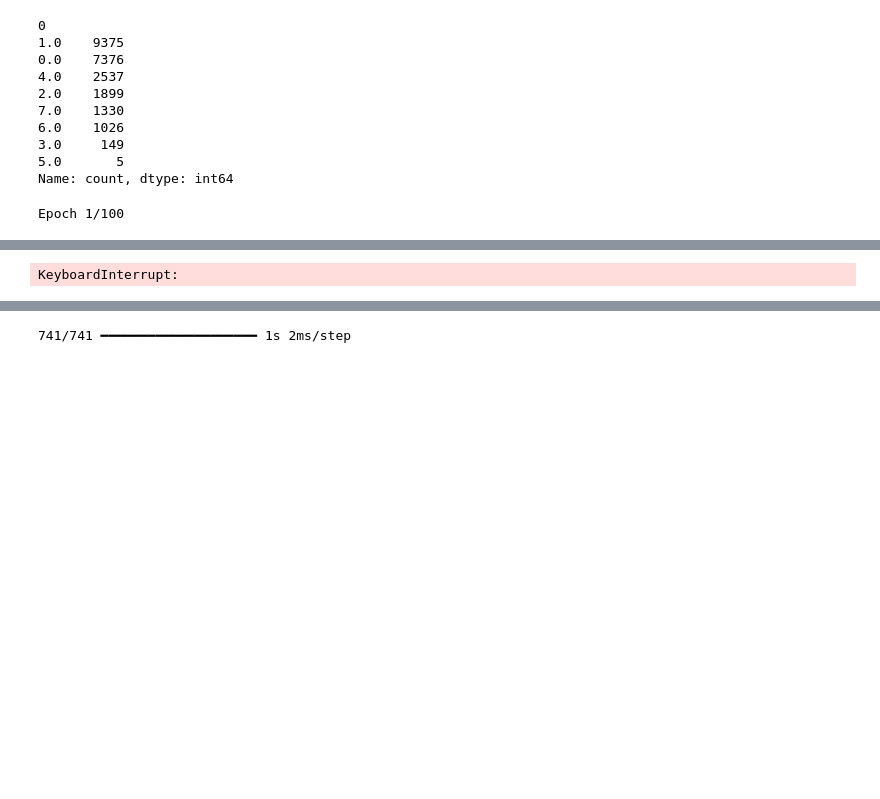
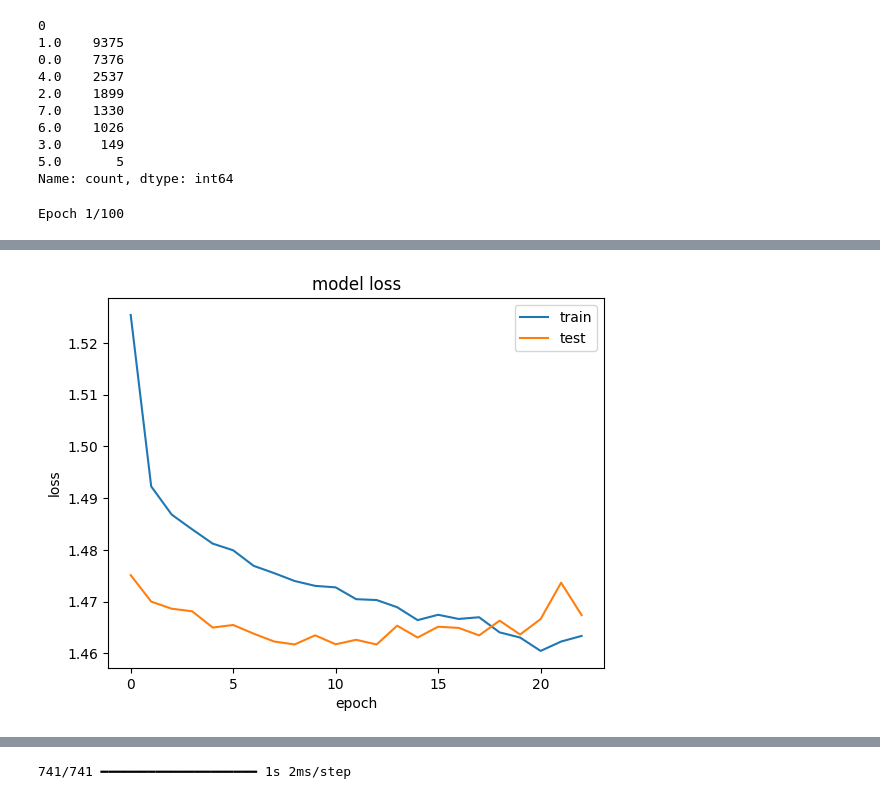
Before and after one commit to aadya-agrawal/btp, a Jupyter notebook: afterminor.ipynb, the cells around one changed output, grey strips where cells are left out. Saved outputs shown, nothing was run; the diff lists cells and outputs as text; code cells hidden in the pictures; blank space fills up the shorter version.

```diff
--- a/afterminor.ipynb
+++ b/afterminor.ipynb
@@ -226,2 +384,3 @@ df1
 # %%
-df2 = df1[['bowler_idx', 'batsman_idx', 'wickets', 'over', 'batting_team_idx', 'bowling_team_idx', 'venue_idx', 'toss_won','runs','curr_bats_Runs','0','1','2','3','4','5','6','7' , 'outcome']]
+# df2 = df1[['bowler_idx', 'batsman_idx', 'wickets', 'over', 'batting_team_idx', 'bowling_team_idx', 'venue_idx', 'toss_won','balls_bowled','runs','curr_bats_Runs','0','1','2','3','4','5','6','7' , 'outcome']]
+df2 = df1[['bowler_idx', 'batsman_idx', 'wickets', 'over', 'batting_team_idx', 'bowling_team_idx', 'venue_idx', 'toss_won','balls_bowled','runs','opposite_strike','outcome']]
@@ -227,0 +389,4 @@ df2 = df1[['bowler_idx', 'batsman_idx', 'wickets', 'over', 'batting_team_idx', '
+# %%
+df_test = df1[df1['match_number']==171]
+# %%
+df_test2 = df_test[['bowler_idx', 'batsman_idx', 'wickets', 'over', 'batting_team_idx', 'bowling_team_idx', 'venue_idx', 'toss_won','balls_bowled','runs' ,'opposite_strike', 'outcome']]
@@ -282,6 +449,11 @@ sequences = create_sequences(df2, max_len)
 target_variables = []
 for sequence in sequences:  # Function to create sequences of length max_len
     target_variables.append(get_target_variable(sequence))
+# %%
+test_sequences = create_sequences(df_test2, max_len)
+target_variables_test = []
+for sequence in test_sequences:  # Function to create sequences of length max_len
+    target_variables_test.append(get_target_variable(sequence))
 # %%
 padded_sequences = pad_sequences(sequences, maxlen=max_len, padding='post', value=-1)
 padded_sequences
@@ -371,17 +568,24 @@ model.add(LSTM(units=32, return_sequences=True, input_shape=(X_train.shape[1], X
 
 #    model.add(LSTM(70))
 #    model.add(Dropout(0.3))
+
+
 model.add(LSTM(units=64))
 model.add(Dropout(0.2))
 # model.add(Dense(1, activation='sigmoid'))
 model.add(Dense(8, activation='softmax'))
 # model.add(Dense(1))
 # model.compile(loss='mean_squared_error', optimizer='adam')
+early_stopping = EarlyStopping(monitor='val_accuracy', patience=10, restore_best_weights=True)
 model.compile(loss='categorical_crossentropy', optimizer='adam', metrics=['accuracy'])
+history = model.fit(X_train, y_train1, epochs=100, batch_size=32,
+                    validation_data=(X_test, y_test1), verbose=2, shuffle=False,
+                    callbacks=[early_stopping])
+# model.compile(loss='categorical_crossentropy', optimizer='adam', metrics=['accuracy'])
 
 
-# fit network
-history = model.fit(X_train, y_train1, epochs=100, batch_size=32, validation_data=(X_test, y_test1), verbose=2, shuffle=False)
+# # fit network
+# history = model.fit(X_train, y_train1, epochs=100, batch_size=32, validation_data=(X_test, y_test1), verbose=2, shuffle=False)
 
 # summarize history for loss
 plt.plot(history.history['loss'])
@@ -413,4 +617,4 @@ Epoch 75/100
-KeyboardInterrupt:
+[figure, added]
 # %%
 def permute_importance(x,y,model,feature):
     """
```
Also changed, not shown: parts of 48 cells of this notebook.
